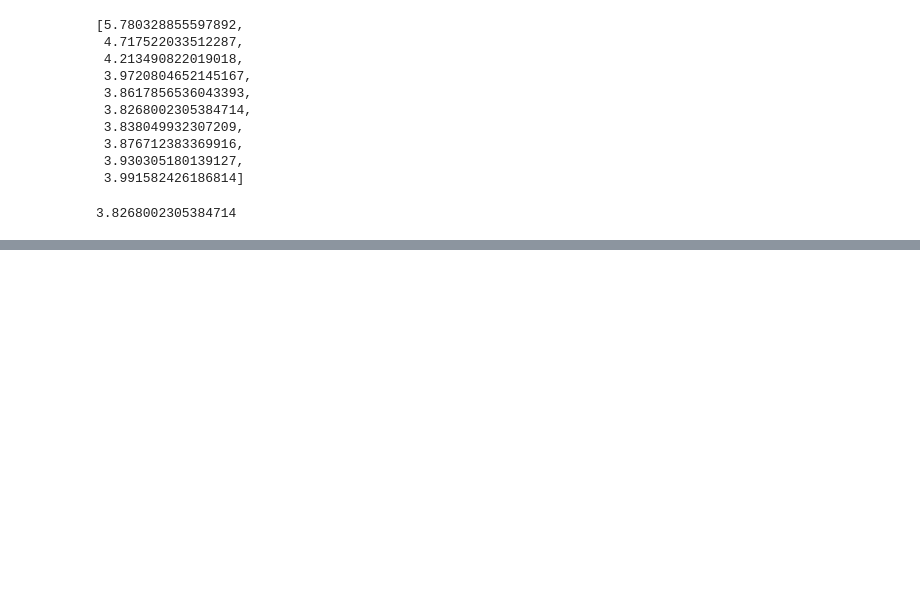
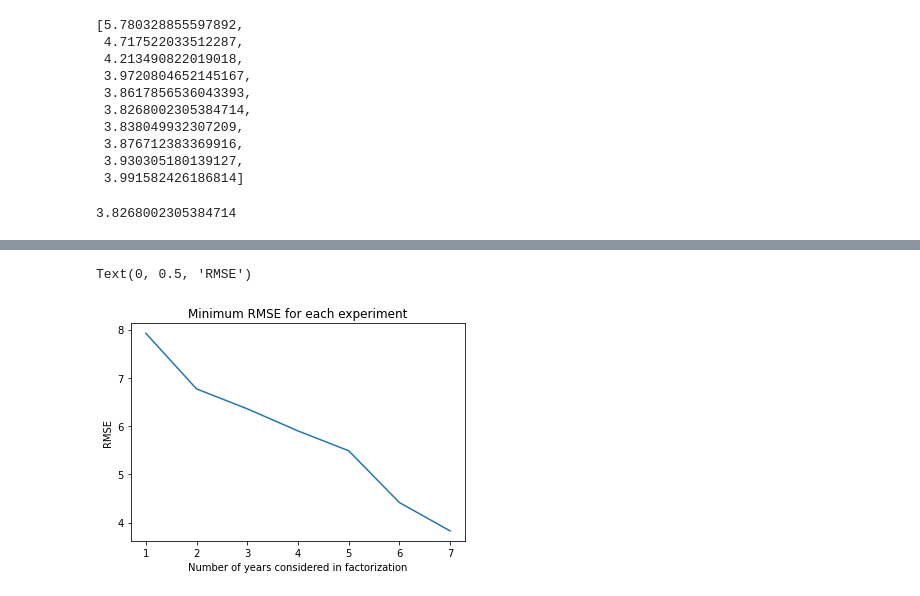
Before and after one commit to myrandaGoesToSpace/temporal-link-prediction, a Jupyter notebook: tensor-factorization-experiment.ipynb, the cells around one changed output, grey strips where cells are left out. Cells and saved outputs as stored; diff of their text form; code cells hidden in the pictures; blank space fills up the shorter version.

```diff
--- a/tensor-factorization-experiment.ipynb
+++ b/tensor-factorization-experiment.ipynb
@@ -173,0 +185,11 @@ preds_all_years[5]
+# %%
+# Plot the best RMSE for each run of the experiment
+best_runs = [min(rmse) for rmse in experiments]
+num_years = [num for num in range(1,8)]
+plt.plot(num_years, best_runs)
+plt.title("Minimum RMSE for each experiment")
+plt.xlabel("Number of years considered in factorization")
+plt.ylabel("RMSE")
+# %% [output]
+Text(0, 0.5, 'RMSE')
+[figure, added]
```
Also changed, not shown: parts of 9 cells of this notebook.
